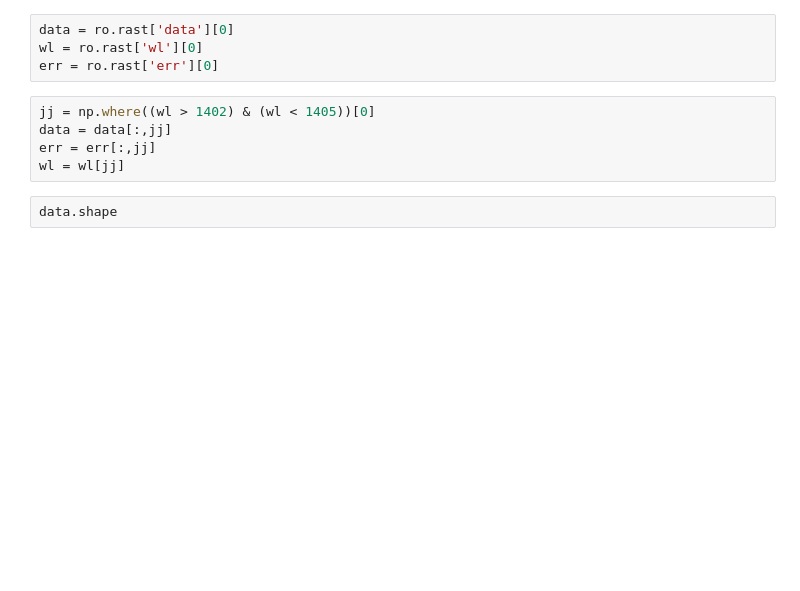
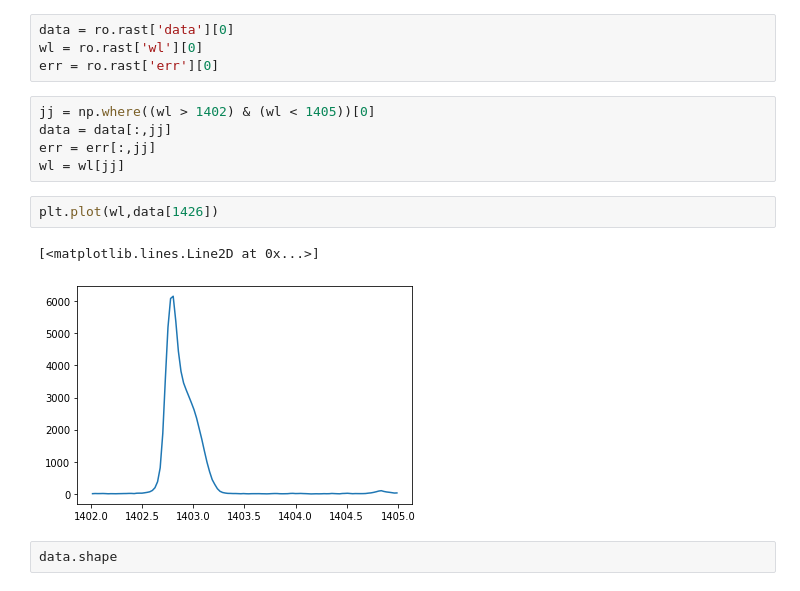
Before and after one commit to wilashfie/synth_spec, a Jupyter notebook: fit_iris.ipynb, the cells around one changed output. Cells and saved outputs as stored; diff of their text form; blank space fills up the shorter version.

```diff
--- a/iris_fit_all-Copy1.ipynb
+++ b/fit_iris.ipynb
@@ -27,6 +27,11 @@ jj = np.where((wl > 1402) & (wl < 1405))[0]
 data = data[:,jj]
 err = err[:,jj]
 wl = wl[jj]
+# %%
+plt.plot(wl,data[1426])
+# %% [output]
+[<matplotlib.lines.Line2D at 0x...>]
+[figure, added]
 # %%
 data.shape
 # %% [output]
```
Also changed, not shown: parts of 3 cells of this notebook, 1 other file.
